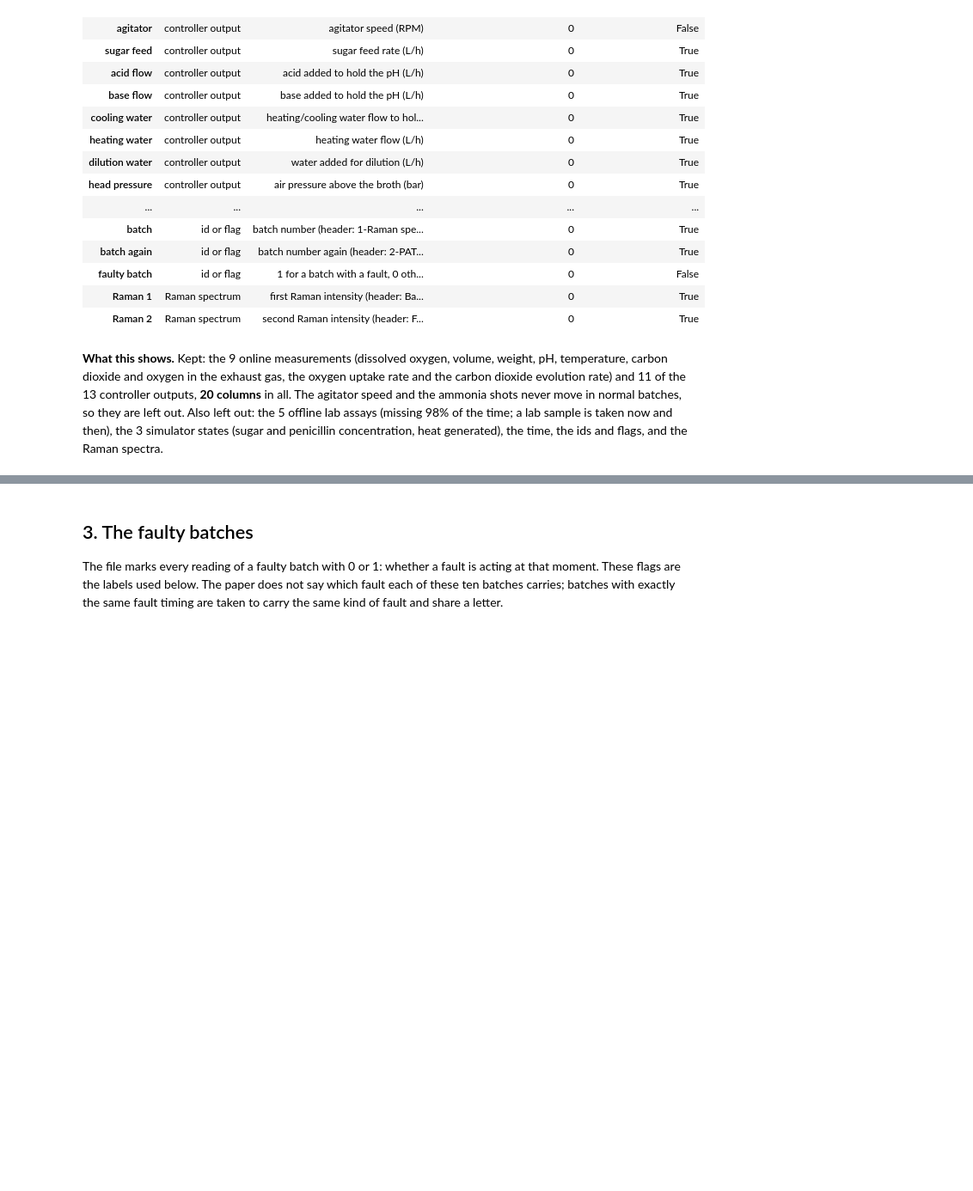
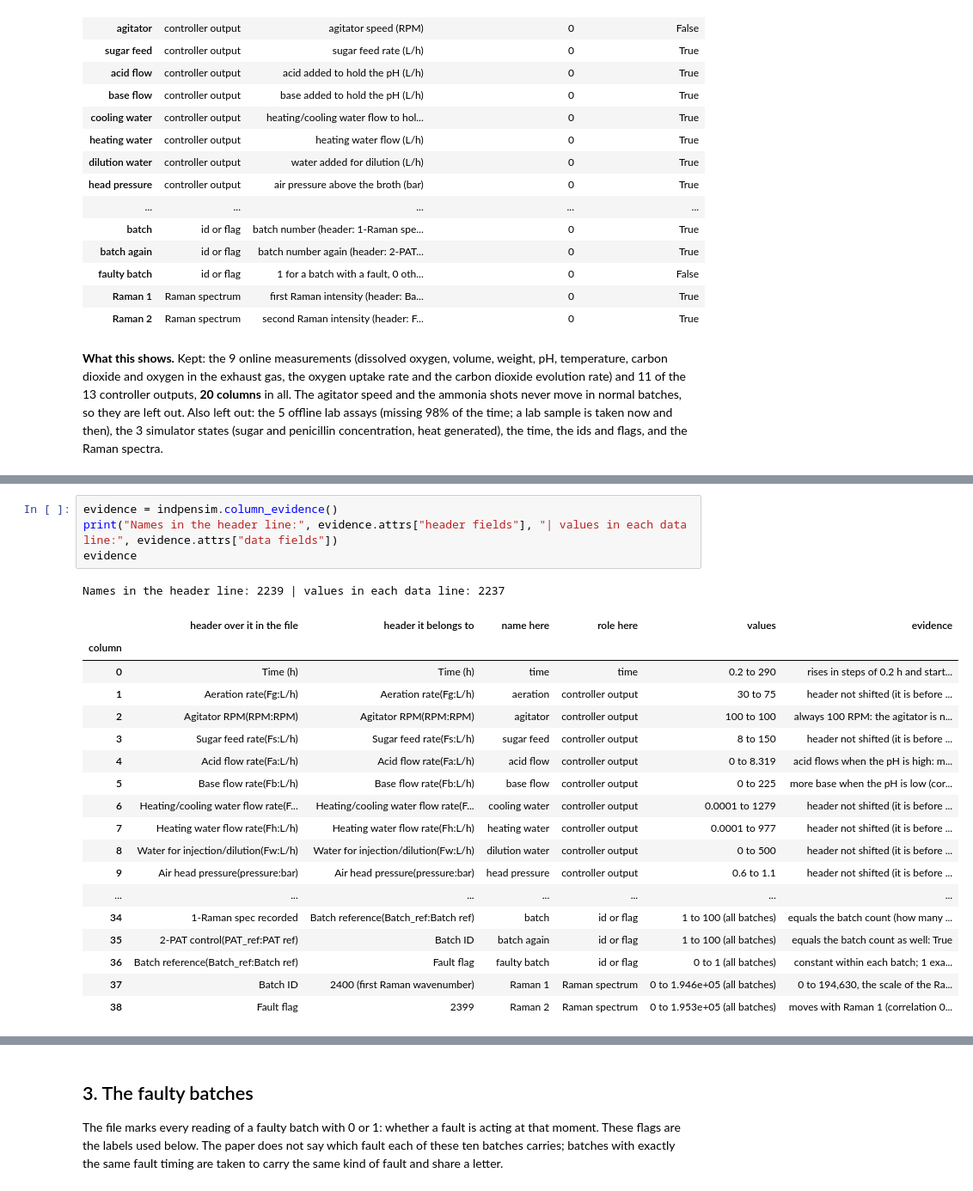
Before and after one commit to NeerajGit16/deep-learning-in-anomaly-detection, a Jupyter notebook: anomaly_lab/08_indpensim.ipynb, the cells around one changed output, grey strips where cells are left out. Shown at 86% size. Cells and saved outputs as stored; diff of their text form; blank space fills up the shorter version.

```diff
--- a/anomaly_lab/08_indpensim.ipynb
+++ b/anomaly_lab/08_indpensim.ipynb
@@ -86,0 +91,24 @@ indpensim.column_table()
+# %%
+evidence = indpensim.column_evidence()
+print("Names in the header line:", evidence.attrs["header fields"], "| values in each data line:", evidence.attrs["data fields"])
+evidence
+# %% [output]
+Names in the header line: 2239 | values in each data line: 2237
+|  | header over it in the file | header it belongs to | name here | role here | values | evidence |
+| column |  |  |  |  |  |  |
+| 0 | Time (h) | Time (h) | time | time | 0.2 to 290 | rises in steps of 0.2 h and start... |
+| 1 | Aeration rate(Fg:L/h) | Aeration rate(Fg:L/h) | aeration | controller output | 30 to 75 | header not shifted (it is before ... |
+| 2 | Agitator RPM(RPM:RPM) | Agitator RPM(RPM:RPM) | agitator | controller output | 100 to 100 | always 100 RPM: the agitator is n... |
+| 3 | Sugar feed rate(Fs:L/h) | Sugar feed rate(Fs:L/h) | sugar feed | controller output | 8 to 150 | header not shifted (it is before ... |
+| 4 | Acid flow rate(Fa:L/h) | Acid flow rate(Fa:L/h) | acid flow | controller output | 0 to 8.319 | acid flows when the pH is high: m... |
+| 5 | Base flow rate(Fb:L/h) | Base flow rate(Fb:L/h) | base flow | controller output | 0 to 225 | more base when the pH is low (cor... |
+| 6 | Heating/cooling water flow rate(F... | Heating/cooling water flow rate(F... | cooling water | controller output | 0.0001 to 1279 | header not shifted (it is before ... |
+| 7 | Heating water flow rate(Fh:L/h) | Heating water flow rate(Fh:L/h) | heating water | controller output | 0.0001 to 977 | header not shifted (it is before ... |
+| 8 | Water for injection/dilution(Fw:L/h) | Water for injection/dilution(Fw:L/h) | dilution water | controller output | 0 to 500 | header not shifted (it is before ... |
+| 9 | Air head pressure(pressure:bar) | Air head pressure(pressure:bar) | head pressure | controller output | 0.6 to 1.1 | header not shifted (it is before ... |
+| ... | ... | ... | ... | ... | ... | ... |
+| 34 | 1-Raman spec recorded | Batch reference(Batch_ref:Batch ref) | batch | id or flag | 1 to 100 (all batches) | equals the batch count (how many ... |
+| 35 | 2-PAT control(PAT_ref:PAT ref) | Batch ID | batch again | id or flag | 1 to 100 (all batches) | equals the batch count as well: True |
+| 36 | Batch reference(Batch_ref:Batch ref) | Fault flag | faulty batch | id or flag | 0 to 1 (all batches) | constant within each batch; 1 exa... |
+| 37 | Batch ID | 2400 (first Raman wavenumber) | Raman 1 | Raman spectrum | 0 to 1.946e+05 (all batches) | 0 to 194,630, the scale of the Ra... |
+| 38 | Fault flag | 2399 | Raman 2 | Raman spectrum | 0 to 1.953e+05 (all batches) | moves with Raman 1 (correlation 0... |
```
Also changed, not shown: parts of 3 cells of this notebook, 2 other files.
